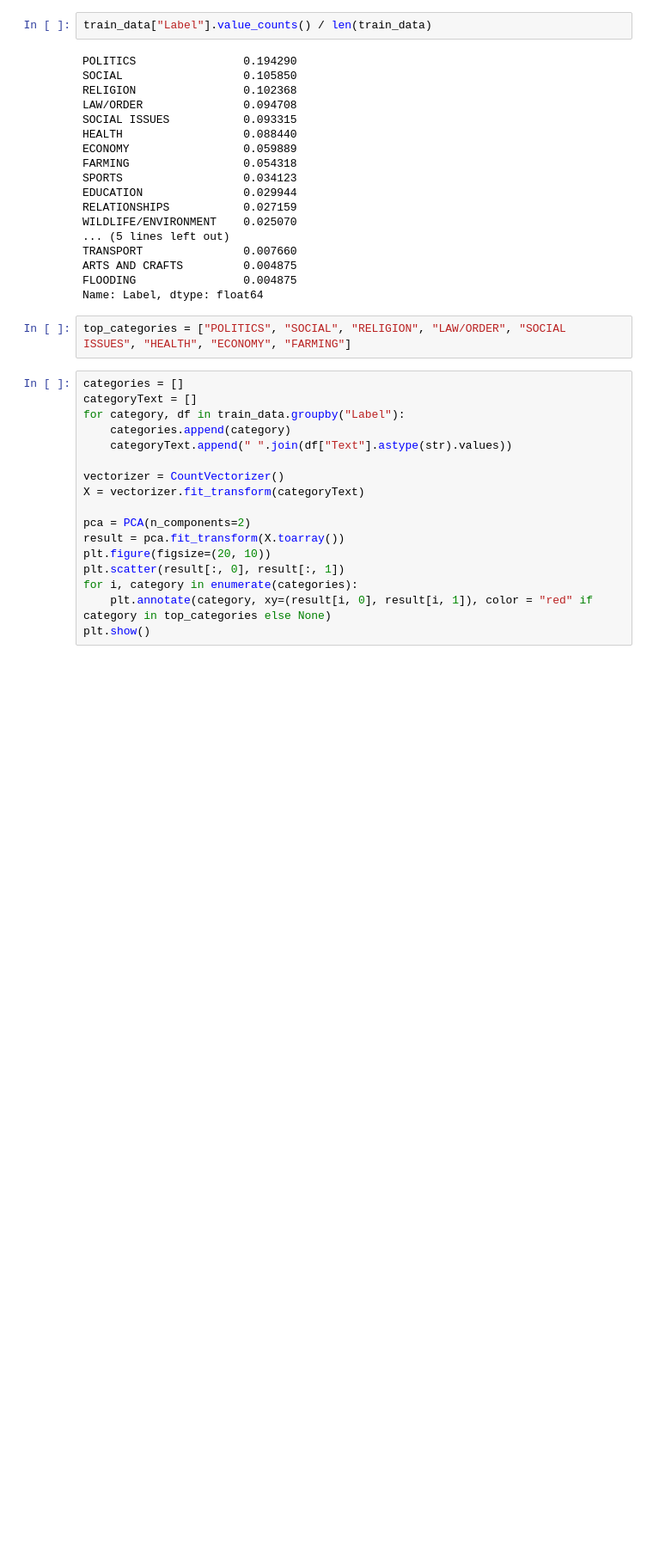
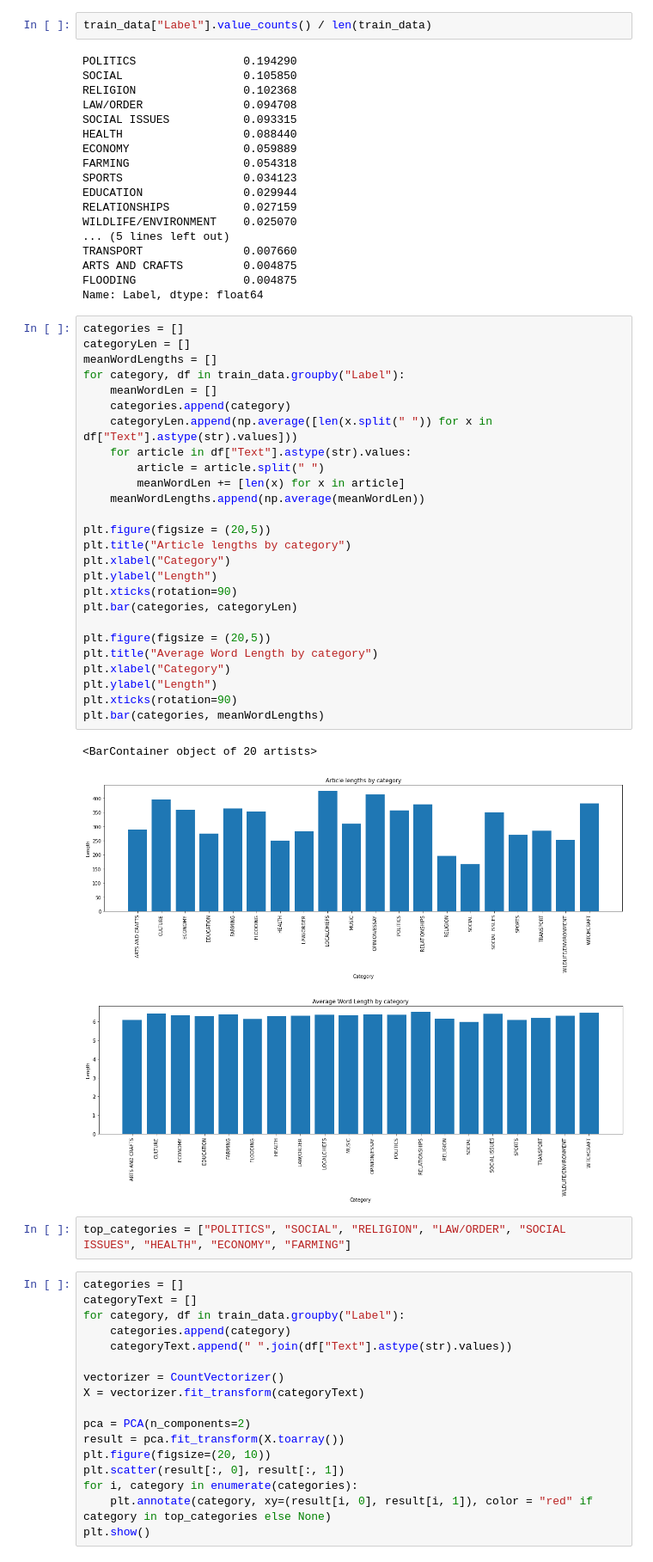
Before and after one commit to nicholaszotalis/505Project, a Jupyter notebook: preprocessing.ipynb, the cells around one changed output. Shown at 86% size. Cells and saved outputs as stored; diff of their text form; blank space fills up the shorter version.

Commit message:
Added some graphs

```diff
--- a/preprocessing.ipynb
+++ b/preprocessing.ipynb
@@ -43,6 +43,36 @@ TRANSPORT               0.007660
 ARTS AND CRAFTS         0.004875
 FLOODING                0.004875
 Name: Label, dtype: float64
+# %%
+categories = []
+categoryLen = []
+meanWordLengths = []
+for category, df in train_data.groupby("Label"):
+    meanWordLen = []
+    categories.append(category)
+    categoryLen.append(np.average([len(x.split(" ")) for x in df["Text"].astype(str).values]))
+    for article in df["Text"].astype(str).values:
+        article = article.split(" ")
+        meanWordLen += [len(x) for x in article]
+    meanWordLengths.append(np.average(meanWordLen))
+
+plt.figure(figsize = (20,5))
+plt.title("Article lengths by category")
+plt.xlabel("Category")
+plt.ylabel("Length")
+plt.xticks(rotation=90)
+plt.bar(categories, categoryLen)
+
+plt.figure(figsize = (20,5))
+plt.title("Average Word Length by category")
+plt.xlabel("Category")
+plt.ylabel("Length")
+plt.xticks(rotation=90)
+plt.bar(categories, meanWordLengths)
+# %% [output]
+<BarContainer object of 20 artists>
+[figure, added]
+[figure, added]
 # %%
 top_categories = ["POLITICS", "SOCIAL", "RELIGION", "LAW/ORDER", "SOCIAL ISSUES", "HEALTH", "ECONOMY", "FARMING"]
 # %%
```
